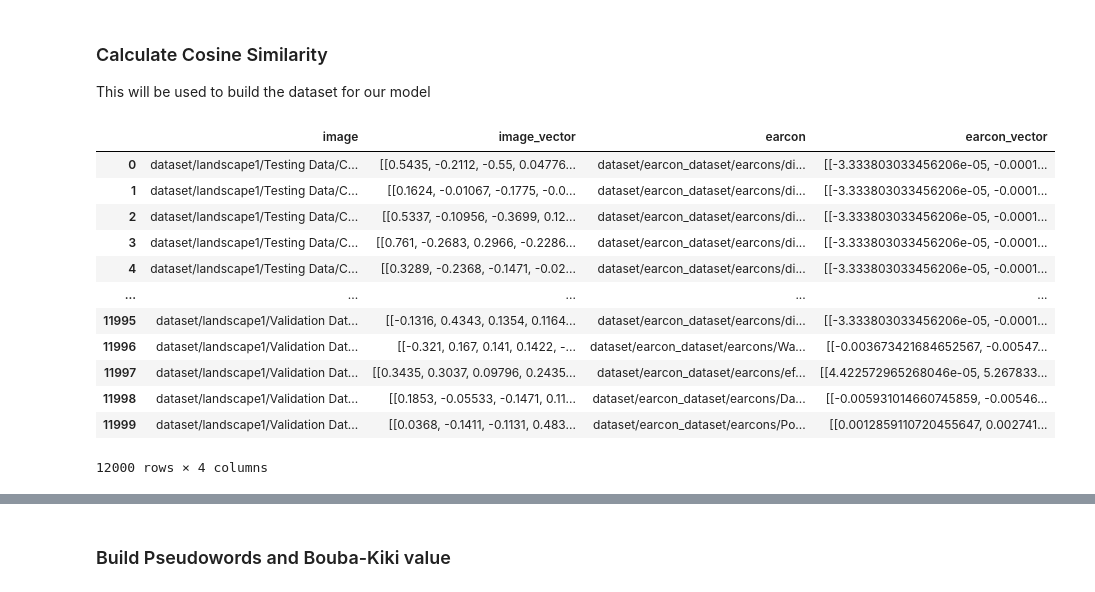
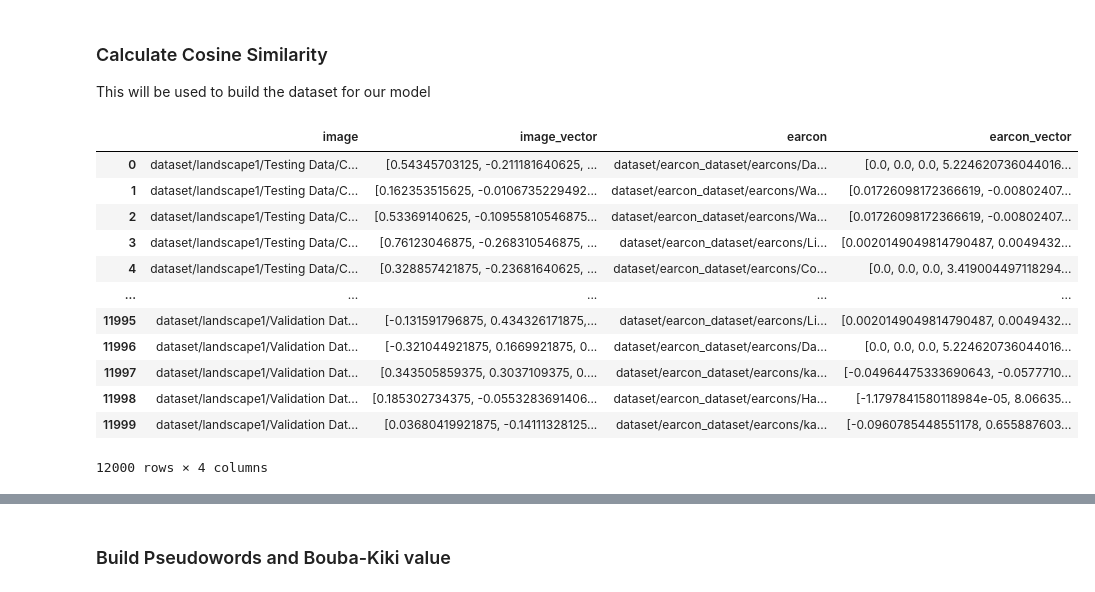
Before and after one commit to qkm2000/Music-Soundwave-Generation-with-Deep-Learning, a Jupyter notebook: main.ipynb, the cells around one changed output, grey strips where cells are left out. Drawn from its saved outputs; the diff is of its cells as text; code cells hidden in the pictures.

```diff
--- a/main.ipynb
+++ b/main.ipynb
@@ -117,0 +133,15 @@ features = encodec(audio_data, sampling_rate=24000, return_tensors="pt", max_len
+# %%
+padding_mask = audio_features['padding_mask']
+input_values = audio_features['input_values']
+
+# Expand the padding mask to match the input_values shape
+# Add a dimension for the feature axis
+expanded_mask = padding_mask.unsqueeze(1)  # Shape: (batch_size, 1, sequence_length)
+
+# Multiply the input values by the expanded mask
+masked_input_values = input_values * expanded_mask  # Element-wise multiplication
+
+# Output the masked input values
+print(masked_input_values.shape)
+
+del audio_features
@@ -117,0 +154,15 @@ features = encodec(audio_data, sampling_rate=24000, return_tensors="pt", max_len
+# %%
+batch_size, _, original_size = masked_input_values.shape
+target_size = 512
+chunk_size = original_size // target_size
+
+# Reshape and compute pooling
+# pooled_tensor = masked_input_values.view(batch_size, target_size, chunk_size).mean(dim=2)  # Mean pooling
+pooled_tensor = masked_input_values.view(batch_size, target_size, chunk_size).max(dim=2).values  # Max pooling
+
+# Remove the singleton dimension (optional, if you want the final size to be [647, 512])
+pooled_tensor = pooled_tensor.squeeze(1)
+
+# Output the shape
+print("Original size:", masked_input_values.shape)
+print("Pooled size:", pooled_tensor.shape)
@@ -118,6 +172,6 @@ features = encodec(audio_data, sampling_rate=24000, return_tensors="pt", max_len
 # %%
 # Add the features to the dataframe
-earcons["features"] = features["input_values"].tolist()
+earcons["features"] = pooled_tensor.tolist()
 earcons
 # %% [output]
 |  | query | name | filepaths | features |
@@ -163,6 +216,9 @@ def calculate_image_vectors(image_paths):
         with torch.no_grad():
             vector = model.encode_image(image)
         vectors.append(vector.cpu().numpy())
+    for i in range(len(vectors)):
+        # reduces the size from [n_vectors, 1, 512] to [n_vectors, 512]
+        vectors[i] = vectors[i][0]
     return vectors
 
 # Apply the function to the images dataframe
@@ -181,43 +237,44 @@ from sklearn.metrics.pairwise import cosine_similarity
 earcon_flattened_vectors = np.array([np.array(vec).flatten() for vec in earcons["features"]])
 
 # Convert each vector in `images["vector"]` to a flat 1D array
 # Assumes images["vector"] is a list of lists, each sublist being the feature vector for an image
 images_flattened_vectors = np.array([np.array(vec).flatten() for vec in images["vector"]])
 
 # Calculate cosine similarity
+# cosine_similarities = cosine_similarity(images_flattened_vectors, earcon_flattened_vectors)
 cosine_similarities = cosine_similarity(images_flattened_vectors, earcon_flattened_vectors)
 
 # Find the index of the earcon with the highest similarity for each image
 max_sim_indices = np.argmax(cosine_similarities, axis=1)
 
 # Create a new DataFrame to store the image and its most similar earcon
 earcon_image_dataset = pd.DataFrame({
-    # Assuming 'image' column contains image identifiers or file paths
     'image': images['image_path'],
     'image_vector': images["vector"],
     # Stores the index of the earcon with the highest similarity
     'earcon_index': max_sim_indices,
 })
 
 # Replace the earcon index with the corresponding filepath
+earcon_image_dataset["image_vector"] = earcon_image_dataset["image_vector"].apply(lambda x: x.tolist())
 earcon_image_dataset['earcon'] = earcon_image_dataset['earcon_index'].apply(lambda idx: earcons.iloc[idx]['filepaths'])
 earcon_image_dataset['earcon_vector'] = earcon_image_dataset['earcon_index'].apply(lambda idx: earcons.iloc[idx]['features'])
 
 earcon_image_dataset.drop(columns='earcon_index', inplace=True)
 
 # Display results
 earcon_image_dataset
 # %% [output]
 |  | image | image_vector | earcon | earcon_vector |
-| 0 | dataset/landscape1/Testing Data/C... | [[0.5435, -0.2112, -0.55, 0.04776... | dataset/earcon_dataset/earcons/di... | [[-3.333803033456206e-05, -0.0001... |
-| 1 | dataset/landscape1/Testing Data/C... | [[0.1624, -0.01067, -0.1775, -0.0... | dataset/earcon_dataset/earcons/di... | [[-3.333803033456206e-05, -0.0001... |
-| 2 | dataset/landscape1/Testing Data/C... | [[0.5337, -0.10956, -0.3699, 0.12... | dataset/earcon_dataset/earcons/di... | [[-3.333803033456206e-05, -0.0001... |
-| 3 | dataset/landscape1/Testing Data/C... | [[0.761, -0.2683, 0.2966, -0.2286... | dataset/earcon_dataset/earcons/di... | [[-3.333803033456206e-05, -0.0001... |
-| 4 | dataset/landscape1/Testing Data/C... | [[0.3289, -0.2368, -0.1471, -0.02... | dataset/earcon_dataset/earcons/di... | [[-3.333803033456206e-05, -0.0001... |
+| 0 | dataset/landscape1/Testing Data/C... | [0.54345703125, -0.211181640625, ... | dataset/earcon_dataset/earcons/Da... | [0.0, 0.0, 0.0, 5.224620736044016... |
+| 1 | dataset/landscape1/Testing Data/C... | [0.162353515625, -0.0106735229492... | dataset/earcon_dataset/earcons/Wa... | [0.01726098172366619, -0.00802407... |
+| 2 | dataset/landscape1/Testing Data/C... | [0.53369140625, -0.10955810546875... | dataset/earcon_dataset/earcons/Wa... | [0.01726098172366619, -0.00802407... |
+| 3 | dataset/landscape1/Testing Data/C... | [0.76123046875, -0.268310546875, ... | dataset/earcon_dataset/earcons/Li... | [0.0020149049814790487, 0.0049432... |
+| 4 | dataset/landscape1/Testing Data/C... | [0.328857421875, -0.23681640625, ... | dataset/earcon_dataset/earcons/Co... | [0.0, 0.0, 0.0, 3.419004497118294... |
 | ... | ... | ... | ... | ... |
-| 11995 | dataset/landscape1/Validation Dat... | [[-0.1316, 0.4343, 0.1354, 0.1164... | dataset/earcon_dataset/earcons/di... | [[-3.333803033456206e-05, -0.0001... |
-| 11996 | dataset/landscape1/Validation Dat... | [[-0.321, 0.167, 0.141, 0.1422, -... | dataset/earcon_dataset/earcons/Wa... | [[-0.003673421684652567, -0.00547... |
-| 11997 | dataset/landscape1/Validation Dat... | [[0.3435, 0.3037, 0.09796, 0.2435... | dataset/earcon_dataset/earcons/ef... | [[4.422572965268046e-05, 5.267833... |
-| 11998 | dataset/landscape1/Validation Dat... | [[0.1853, -0.05533, -0.1471, 0.11... | dataset/earcon_dataset/earcons/Da... | [[-0.005931014660745859, -0.00546... |
-| 11999 | dataset/landscape1/Validation Dat... | [[0.0368, -0.1411, -0.1131, 0.483... | dataset/earcon_dataset/earcons/Po... | [[0.0012859110720455647, 0.002741... |
+| 11995 | dataset/landscape1/Validation Dat... | [-0.131591796875, 0.434326171875,... | dataset/earcon_dataset/earcons/Li... | [0.0020149049814790487, 0.0049432... |
+| 11996 | dataset/landscape1/Validation Dat... | [-0.321044921875, 0.1669921875, 0... | dataset/earcon_dataset/earcons/Da... | [0.0, 0.0, 0.0, 5.224620736044016... |
+| 11997 | dataset/landscape1/Validation Dat... | [0.343505859375, 0.3037109375, 0.... | dataset/earcon_dataset/earcons/ka... | [-0.04964475333690643, -0.0577710... |
+| 11998 | dataset/landscape1/Validation Dat... | [0.185302734375, -0.0553283691406... | dataset/earcon_dataset/earcons/Ha... | [-1.1797841580118984e-05, 8.06635... |
+| 11999 | dataset/landscape1/Validation Dat... | [0.03680419921875, -0.14111328125... | dataset/earcon_dataset/earcons/ka... | [-0.0960785448551178, 0.655887603... |
 12000 rows × 4 columns
```
Also changed, not shown: parts of 34 cells of this notebook, 2 other files.
